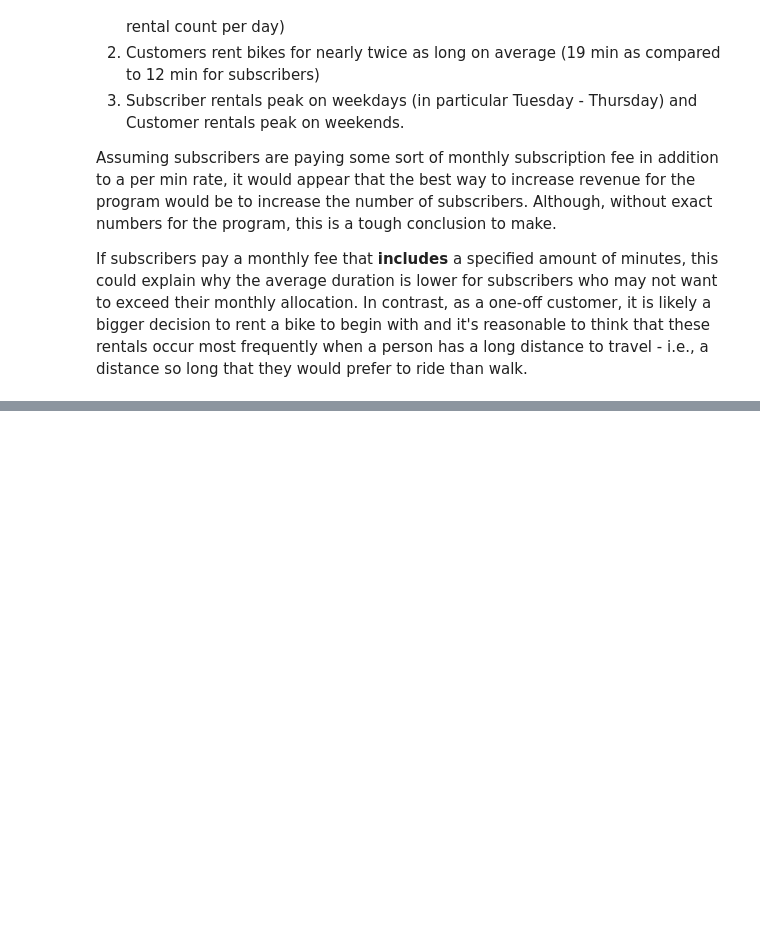
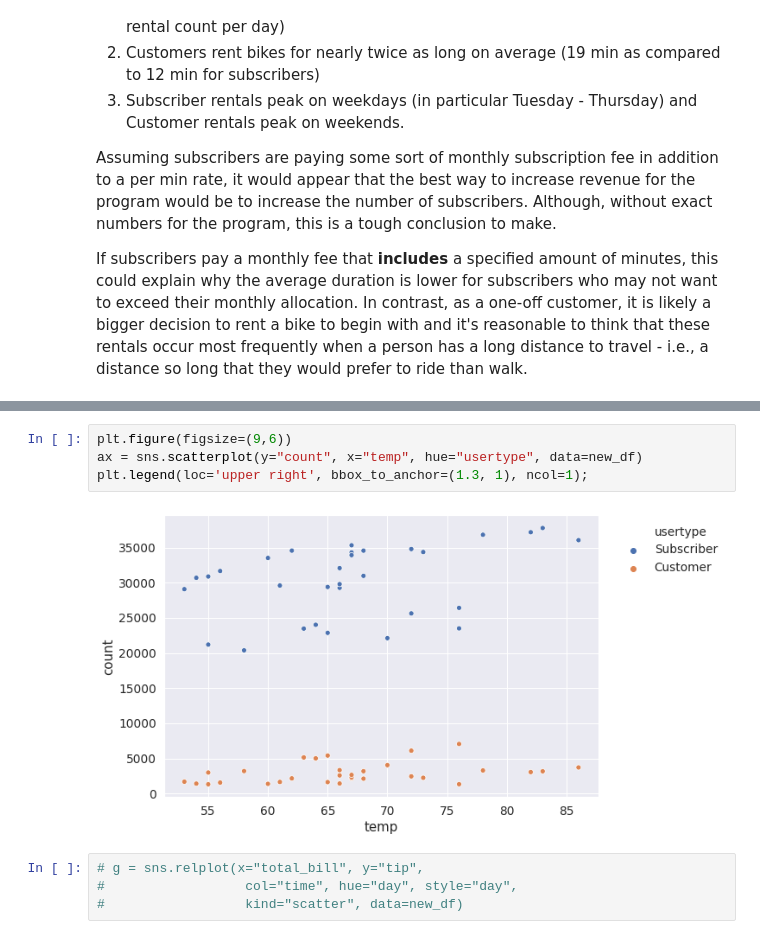
Before and after one commit to stevenrhart/bike-rentals, a Jupyter notebook: notebooks/Bike_Rentals.ipynb, the cells around one changed output, grey strips where cells are left out. Saved outputs shown, nothing was run; the diff lists cells and outputs as text; blank space fills up the shorter version.

```diff
--- a/notebooks/Bike_Rentals.ipynb
+++ b/notebooks/Bike_Rentals.ipynb
@@ -687,0 +697,10 @@ show(p)
+# %%
+plt.figure(figsize=(9,6))
+ax = sns.scatterplot(y="count", x="temp", hue="usertype", data=new_df)
+plt.legend(loc='upper right', bbox_to_anchor=(1.3, 1), ncol=1);
+# %% [output]
+[figure, added]
+# %%
+# g = sns.relplot(x="total_bill", y="tip",
+#                  col="time", hue="day", style="day",
+#                  kind="scatter", data=new_df)
```
Also changed, not shown: parts of 63 cells of this notebook, 1 other file.
